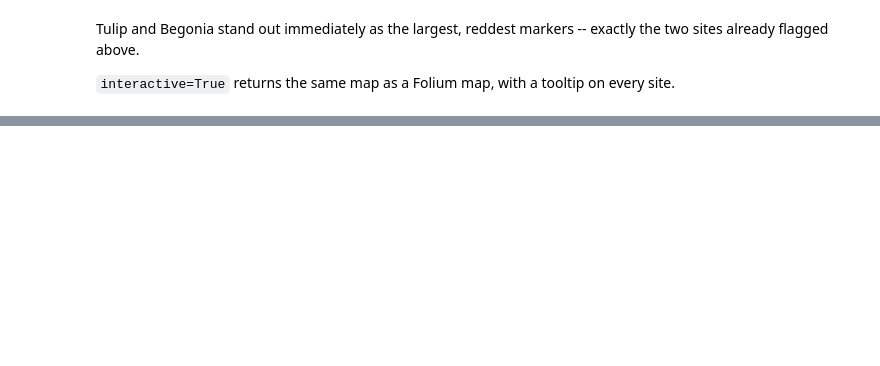
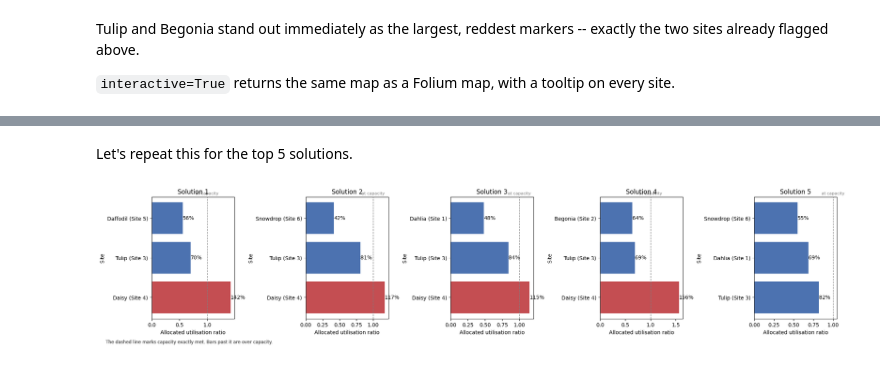
Before and after one commit to hsma-tools/lokigi, a Jupyter notebook: examples/location/site_utilisation/index.ipynb, the cells around one changed output, grey strips where cells are left out. Cells and saved outputs as stored; diff of their text form; code cells hidden in the pictures; blank space fills up the shorter version.

```diff
--- a/examples/location/site_utilisation/index.ipynb
+++ b/examples/location/site_utilisation/index.ipynb
@@ -126,0 +137,15 @@ problem.plot_site_utilisation(add_basemap=True, show_labels=True, interactive=Tr
+# %%
+problem.add_demand(
+    "../../../sample_data/brighton_demand.csv",
+    demand_col="demand",
+    location_id_col="LSOA"
+    )
+
+problem.add_travel_matrix(
+    travel_matrix_df="../../../sample_data/brighton_travel_matrix_driving_named.csv",
+    source_col="LSOA",
+    from_unit="seconds",
+    to_unit="minutes"
+    )
+
+solutions = problem.solve(p=3, threshold_for_coverage=8)
@@ -126,0 +196,19 @@ problem.plot_site_utilisation(add_basemap=True, show_labels=True, interactive=Tr
+# %% [markdown]
+Let's repeat this for the top 5 solutions.
+# %%
+import matplotlib.pyplot as plt
+
+fig, axes = plt.subplots(1, 5, figsize=(20, 4), constrained_layout=True)
+
+for i, ax in enumerate(axes, start=1):
+    solutions.plot_site_capacity_summary(
+        interactive=False,
+        demand_to_capacity_rate=0.001,
+        solution_rank=i,
+        ax=ax,
+    )
+    ax.set_title(f"Solution {i}")
+
+plt.show()
+# %% [output]
+[figure, added]
```
Also changed, not shown: parts of 15 cells of this notebook, 18 other files.
